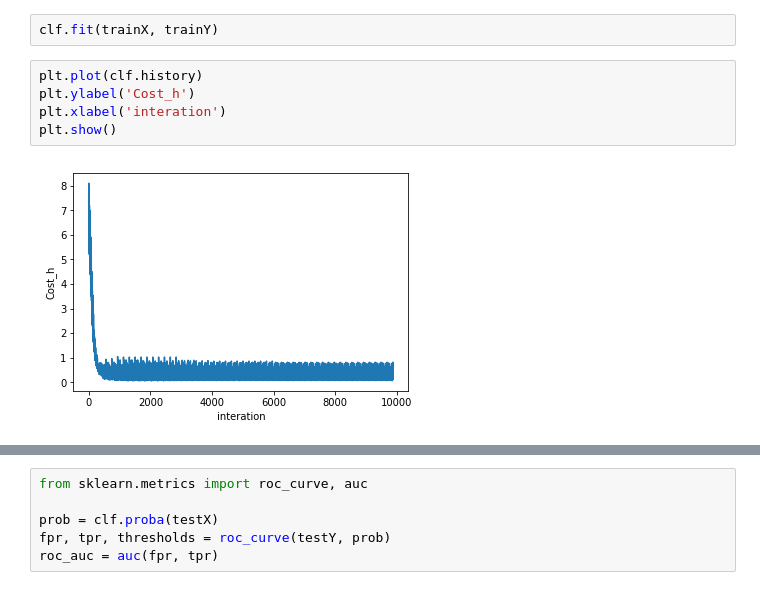
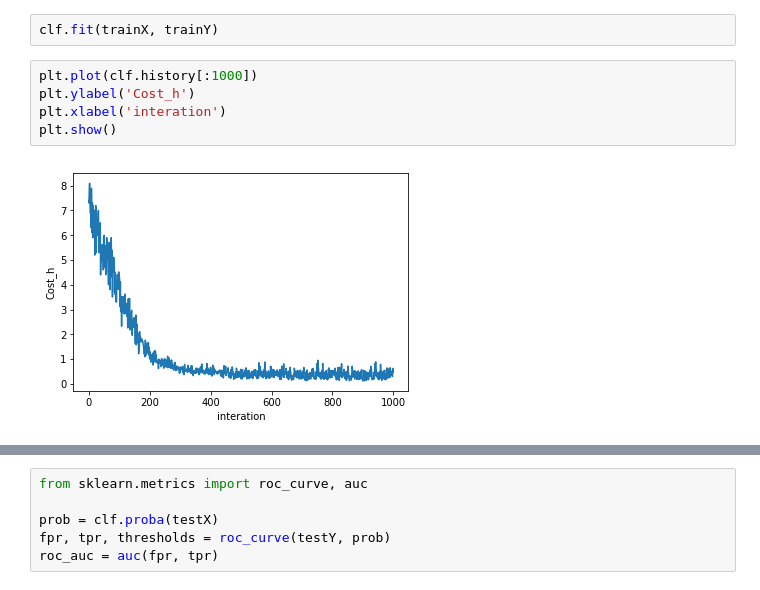
Before and after one commit to louis1022/ML_notebook, a Jupyter notebook: LogisticRegression.ipynb, the cells around one changed output, grey strips where cells are left out. Drawn from its saved outputs; the diff is of its cells as text.

```diff
--- a/LogisticRegression.ipynb
+++ b/LogisticRegression.ipynb
@@ -561,12 +573,12 @@ clf = LogisticRegression()
 # %%
 clf.fit(trainX, trainY)
 # %%
-plt.plot(clf.history)
+plt.plot(clf.history[:1000])
 plt.ylabel('Cost_h')
 plt.xlabel('interation')
 plt.show()
 # %% [output]
-[figure, old version]
+[figure, new version]
 # %%
 pred = clf.predict(testX)
 sum(pred==testY) / len(testY)
```
Also changed, not shown: parts of 20 cells of this notebook.
